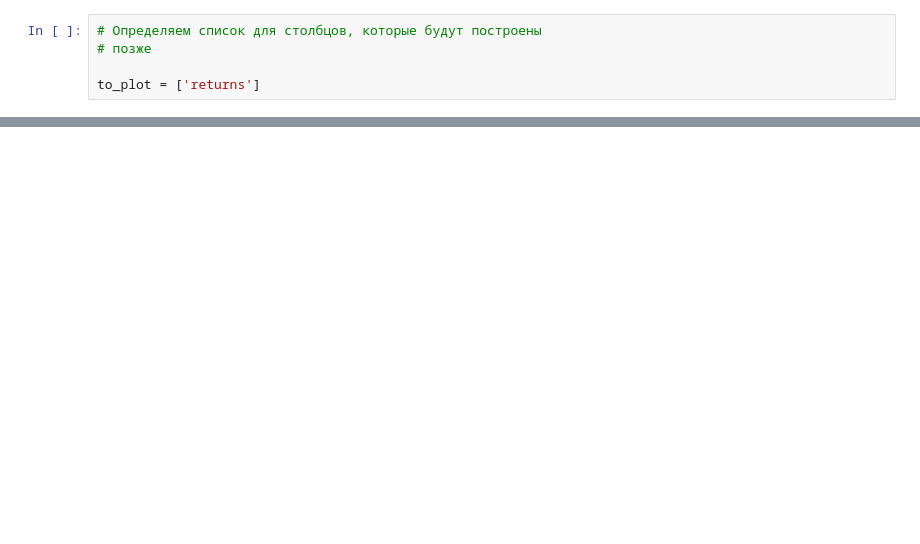
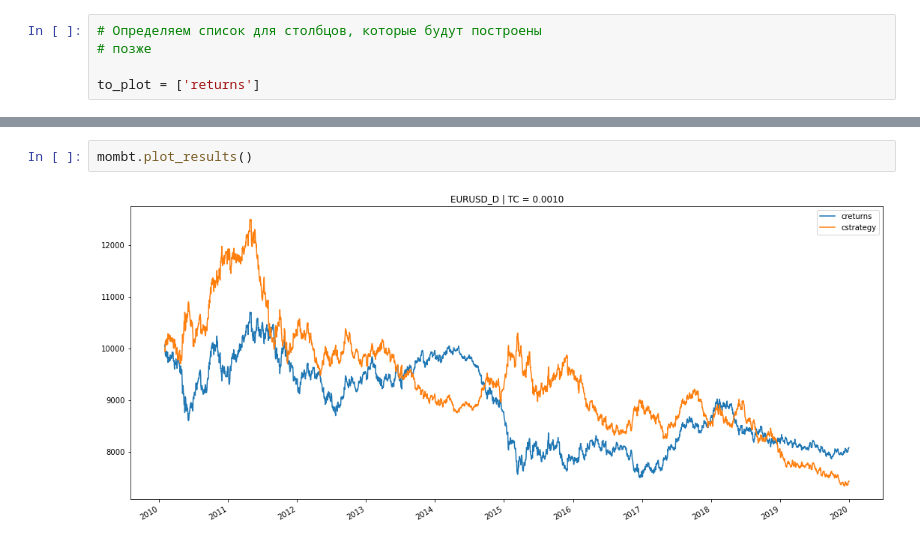
Before and after one commit to Sash525/mlfin, a Jupyter notebook: notebooks/2-0_hilpisch_momentum.ipynb, the cells around one changed output, grey strips where cells are left out. Drawn from its saved outputs; the diff is of its cells as text; blank space fills up the shorter version.

```diff
--- a/notebooks/2-0_hilpisch_momentum.ipynb
+++ b/notebooks/2-0_hilpisch_momentum.ipynb
@@ -269,0 +294,4 @@ data[to_plot].dropna().cumsum().apply(np.exp).plot(
+# %%
+mombt.plot_results()
+# %% [output]
+[figure, added]
```
Also changed, not shown: parts of 10 cells of this notebook, 26 other files.
